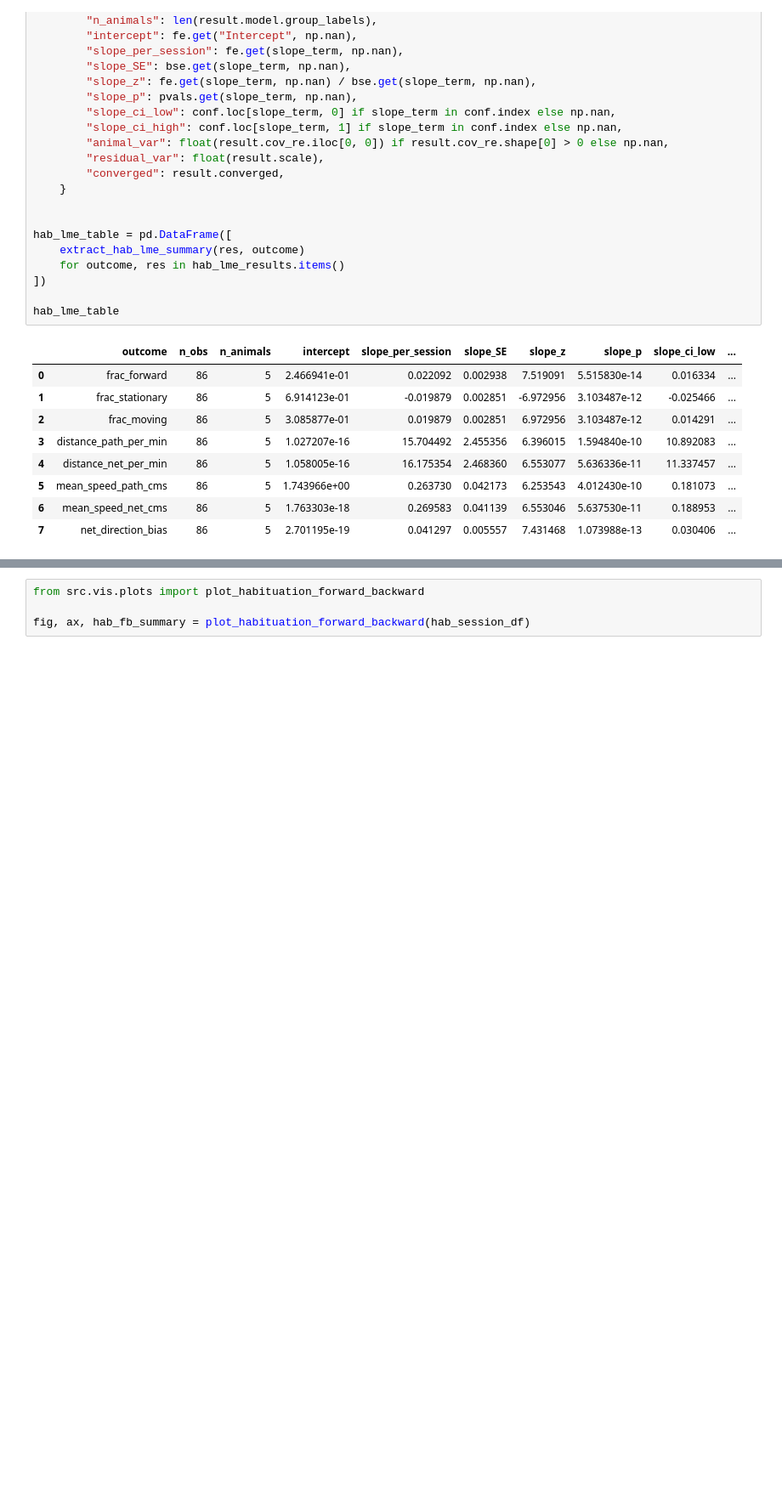
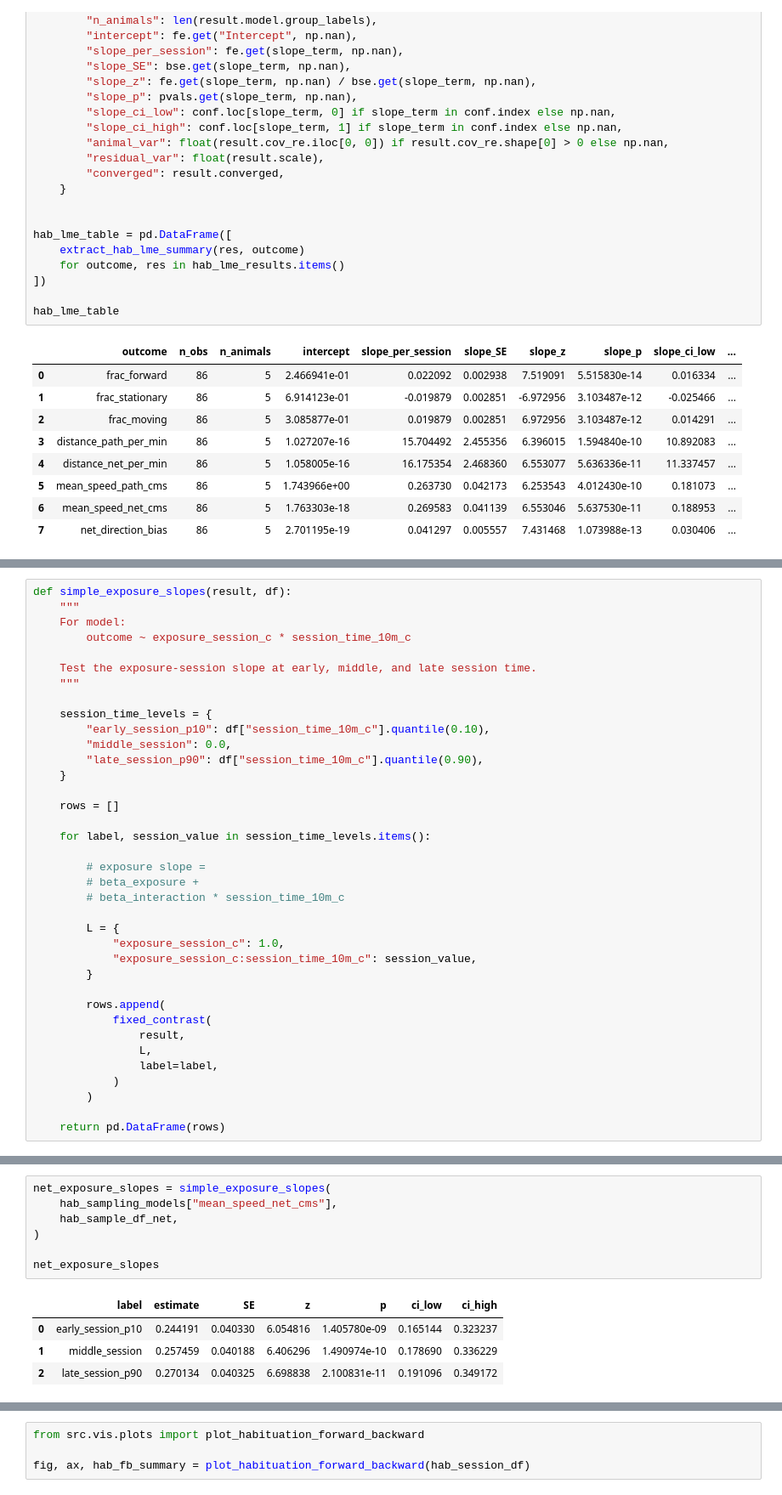
Before and after one commit to neuromomentumlab/Classical_Conditioning_Air_Wheel, a Jupyter notebook: Python/notebooks/habituation_analysis.ipynb, the cells around one changed output, grey strips where cells are left out. Shown at 85% size. Cells and saved outputs as stored; diff of their text form; blank space fills up the shorter version.

```diff
--- a/Python/notebooks/habituation_analysis.ipynb
+++ b/Python/notebooks/habituation_analysis.ipynb
@@ -682,0 +965,37 @@ hab_lme_table
+# %%
+def simple_exposure_slopes(result, df):
+    """
+    For model:
+        outcome ~ exposure_session_c * session_time_10m_c
+
+    Test the exposure-session slope at early, middle, and late session time.
+    """
+
+    session_time_levels = {
+        "early_session_p10": df["session_time_10m_c"].quantile(0.10),
+        "middle_session": 0.0,
+        "late_session_p90": df["session_time_10m_c"].quantile(0.90),
+    }
+
+    rows = []
+
+    for label, session_value in session_time_levels.items():
+
+        # exposure slope =
+        # beta_exposure +
+        # beta_interaction * session_time_10m_c
+
+        L = {
+            "exposure_session_c": 1.0,
+            "exposure_session_c:session_time_10m_c": session_value,
+        }
+
+        rows.append(
+            fixed_contrast(
+                result,
+                L,
+                label=label,
+            )
+        )
+
+    return pd.DataFrame(rows)
@@ -682,0 +1014,12 @@ hab_lme_table
+# %%
+net_exposure_slopes = simple_exposure_slopes(
+    hab_sampling_models["mean_speed_net_cms"],
+    hab_sample_df_net,
+)
+
+net_exposure_slopes
+# %% [output]
+|  | label | estimate | SE | z | p | ci_low | ci_high |
+| 0 | early_session_p10 | 0.244191 | 0.040330 | 6.054816 | 1.405780e-09 | 0.165144 | 0.323237 |
+| 1 | middle_session | 0.257459 | 0.040188 | 6.406296 | 1.490974e-10 | 0.178690 | 0.336229 |
+| 2 | late_session_p90 | 0.270134 | 0.040325 | 6.698838 | 2.100831e-11 | 0.191096 | 0.349172 |
```
Also changed, not shown: parts of 11 cells of this notebook, 1 other file.
